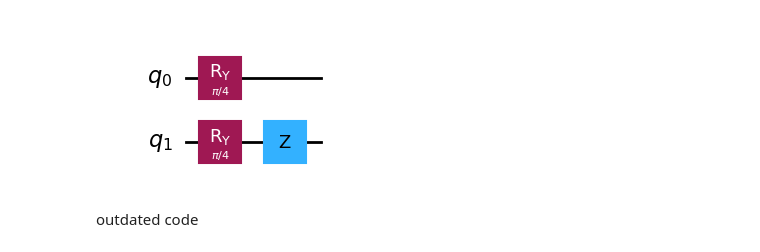
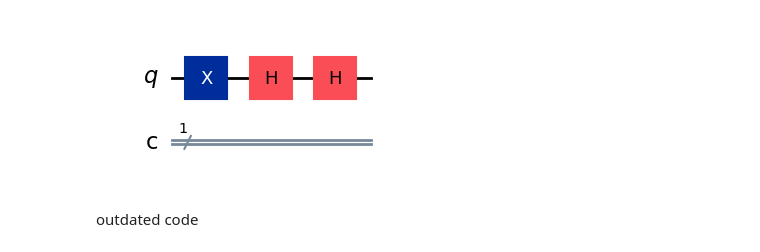
Before and after one commit to anetaaaaa/quantum-computing-fundamentals-2833097, a Jupyter notebook: exercise_file.ipynb, the cells around one changed output. Saved outputs shown, nothing was run; the diff lists cells and outputs as text; code cells hidden in the pictures.

```diff
--- a/exercise_file.ipynb
+++ b/exercise_file.ipynb
@@ -10,12 +9,15 @@ from qiskit_aer import Aer
 # %%
-
-circuit = QuantumCircuit(2)
-circuit.ry(pi/4, [0,1])
-circuit.z(1)
+# initialize circuit with 1 qbit and 1 classical bit
+circuit = QuantumCircuit(1,1)
+circuit.x(0)
+circuit.h(0)
+circuit.h(0)
+#circuit.ry(pi/4, [0,1])
+#circuit.z(1)
 #print(circuit)
 circuit.draw(output = 'mpl');
 # %% [output]
-[figure, old version]
+[figure, new version]
 # %% [markdown]
 outdated code
 # %%
```
Also changed, not shown: parts of 6 cells of this notebook, 2 other files.
